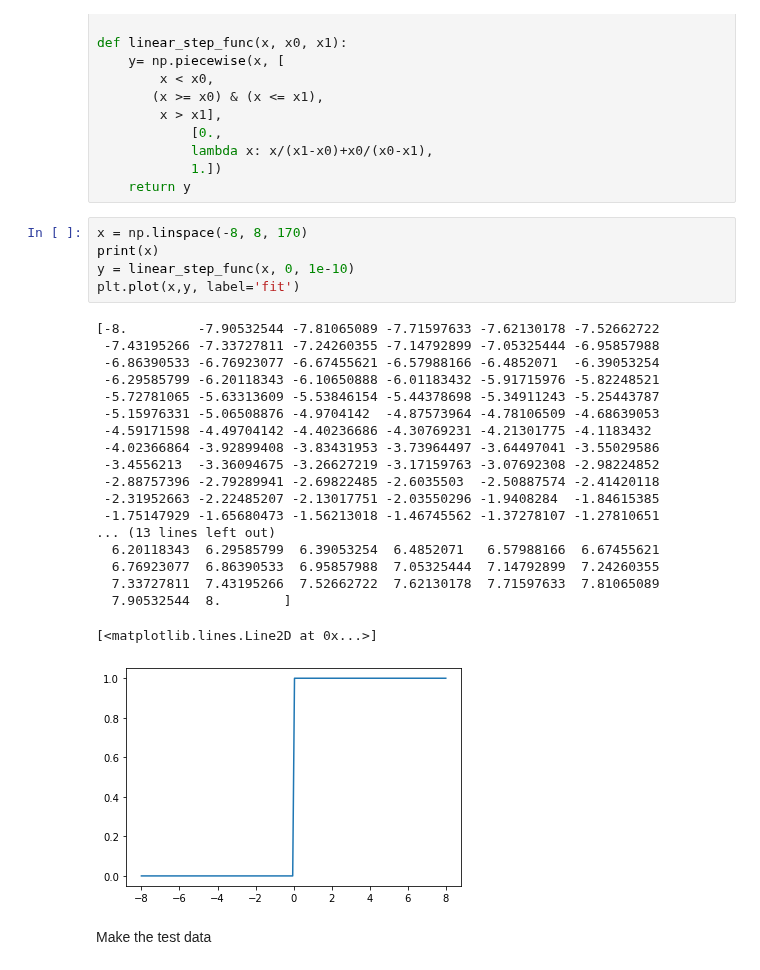
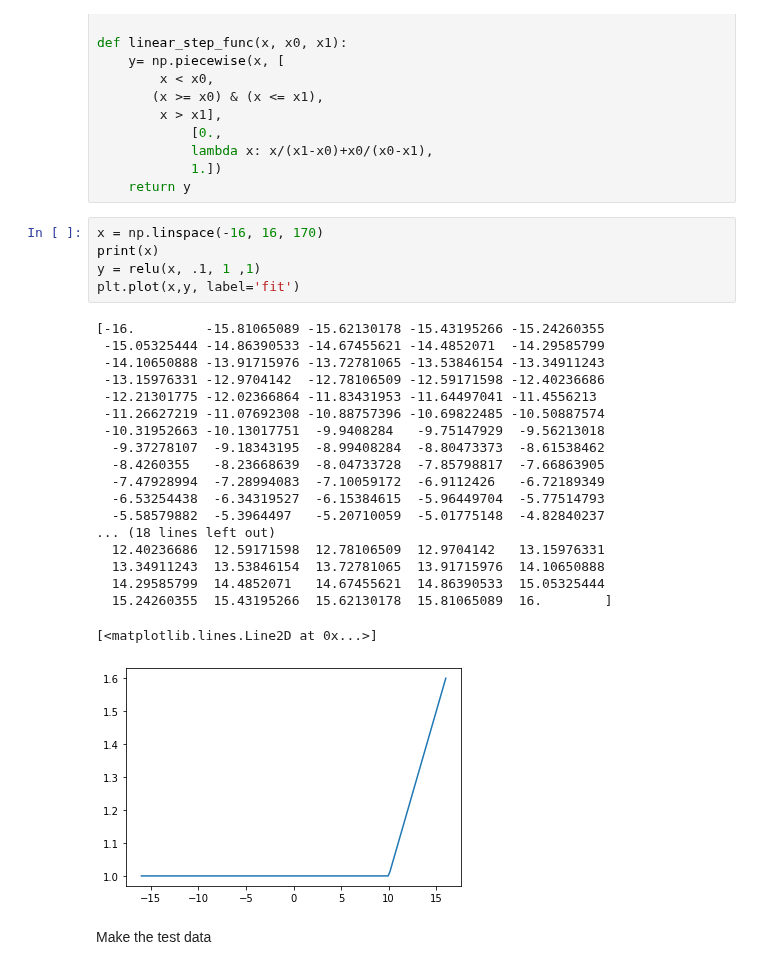
Before and after one commit to JirkoRu/analysis_scripts, a Jupyter notebook: part_level_analysis/fit_functions.ipynb, the cells around one changed output. Saved outputs shown, nothing was run; the diff lists cells and outputs as text.

```diff
--- a/part_level_analysis/fit_functions.ipynb
+++ b/part_level_analysis/fit_functions.ipynb
@@ -108,30 +108,30 @@ def linear_step_func(x, x0, x1):
             1.])
     return y
 # %%
-x = np.linspace(-8, 8, 170)
+x = np.linspace(-16, 16, 170)
 print(x)
-y = linear_step_func(x, 0, 1e-10)
+y = relu(x, .1, 1 ,1)
 plt.plot(x,y, label='fit')
 # %% [output]
-[-8.         -7.90532544 -7.81065089 -7.71597633 -7.62130178 -7.52662722
- -7.43195266 -7.33727811 -7.24260355 -7.14792899 -7.05325444 -6.95857988
- -6.86390533 -6.76923077 -6.67455621 -6.57988166 -6.4852071  -6.39053254
- -6.29585799 -6.20118343 -6.10650888 -6.01183432 -5.91715976 -5.82248521
- -5.72781065 -5.63313609 -5.53846154 -5.44378698 -5.34911243 -5.25443787
- -5.15976331 -5.06508876 -4.9704142  -4.87573964 -4.78106509 -4.68639053
- -4.59171598 -4.49704142 -4.40236686 -4.30769231 -4.21301775 -4.1183432
- -4.02366864 -3.92899408 -3.83431953 -3.73964497 -3.64497041 -3.55029586
- -3.4556213  -3.36094675 -3.26627219 -3.17159763 -3.07692308 -2.98224852
- -2.88757396 -2.79289941 -2.69822485 -2.6035503  -2.50887574 -2.41420118
- -2.31952663 -2.22485207 -2.13017751 -2.03550296 -1.9408284  -1.84615385
- -1.75147929 -1.65680473 -1.56213018 -1.46745562 -1.37278107 -1.27810651
-... (13 lines left out)
-  6.20118343  6.29585799  6.39053254  6.4852071   6.57988166  6.67455621
-  6.76923077  6.86390533  6.95857988  7.05325444  7.14792899  7.24260355
-  7.33727811  7.43195266  7.52662722  7.62130178  7.71597633  7.81065089
-  7.90532544  8.        ]
+[-16.         -15.81065089 -15.62130178 -15.43195266 -15.24260355
+ -15.05325444 -14.86390533 -14.67455621 -14.4852071  -14.29585799
+ -14.10650888 -13.91715976 -13.72781065 -13.53846154 -13.34911243
+ -13.15976331 -12.9704142  -12.78106509 -12.59171598 -12.40236686
+ -12.21301775 -12.02366864 -11.83431953 -11.64497041 -11.4556213
+ -11.26627219 -11.07692308 -10.88757396 -10.69822485 -10.50887574
+ -10.31952663 -10.13017751  -9.9408284   -9.75147929  -9.56213018
+  -9.37278107  -9.18343195  -8.99408284  -8.80473373  -8.61538462
+  -8.4260355   -8.23668639  -8.04733728  -7.85798817  -7.66863905
+  -7.47928994  -7.28994083  -7.10059172  -6.9112426   -6.72189349
+  -6.53254438  -6.34319527  -6.15384615  -5.96449704  -5.77514793
+  -5.58579882  -5.3964497   -5.20710059  -5.01775148  -4.82840237
+... (18 lines left out)
+  12.40236686  12.59171598  12.78106509  12.9704142   13.15976331
+  13.34911243  13.53846154  13.72781065  13.91715976  14.10650888
+  14.29585799  14.4852071   14.67455621  14.86390533  15.05325444
+  15.24260355  15.43195266  15.62130178  15.81065089  16.        ]
 [<matplotlib.lines.Line2D at 0x...>]
-[figure, old version]
+[figure, new version]
 # %% [markdown]
 Make the test data
 # %%
```
Also changed, not shown: 3 other files.
